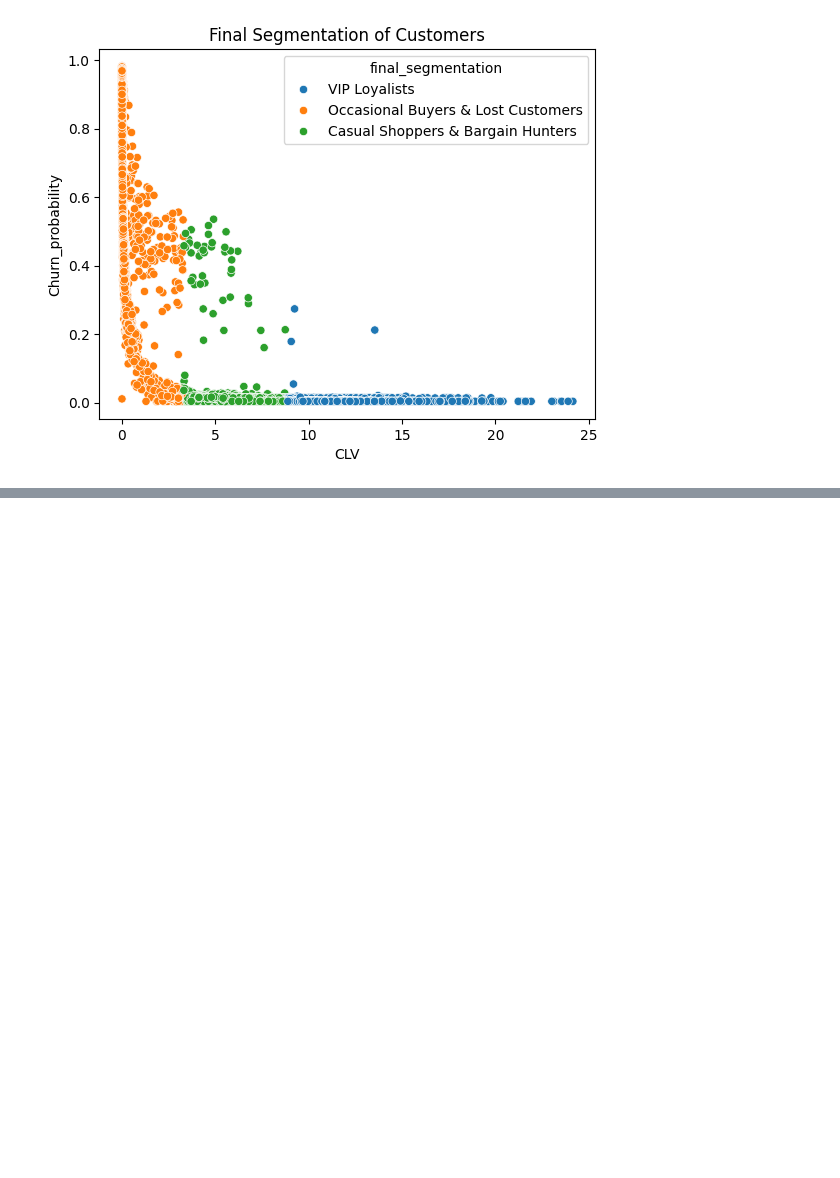
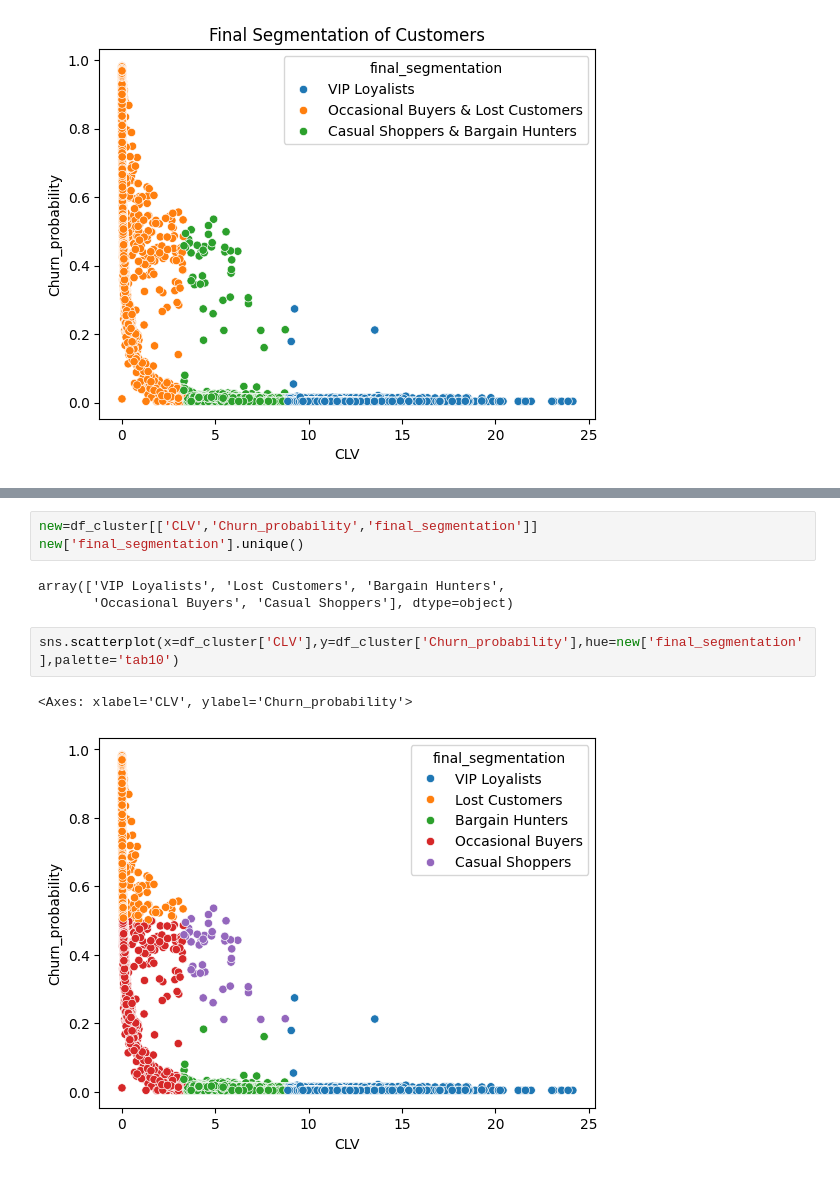
Before and after one commit to akshatsinha2027/Customer-360, a Jupyter notebook: Customer Clustering.ipynb, the cells around one changed output, grey strips where cells are left out. Saved outputs shown, nothing was run; the diff lists cells and outputs as text; blank space fills up the shorter version.

Commit message:
Final Segmentation

```diff
--- a/Customer Clustering.ipynb
+++ b/Customer Clustering.ipynb
@@ -112,0 +146,11 @@ Text(0.5, 1.0, 'Final Segmentation of Customers')
+# %%
+new=df_cluster[['CLV','Churn_probability','final_segmentation']]
+new['final_segmentation'].unique()
+# %% [output]
+array(['VIP Loyalists', 'Lost Customers', 'Bargain Hunters',
+       'Occasional Buyers', 'Casual Shoppers'], dtype=object)
+# %%
+sns.scatterplot(x=df_cluster['CLV'],y=df_cluster['Churn_probability'],hue=new['final_segmentation'],palette='tab10')
+# %% [output]
+<Axes: xlabel='CLV', ylabel='Churn_probability'>
+[figure, added]
```
Also changed, not shown: parts of 2 cells of this notebook.
